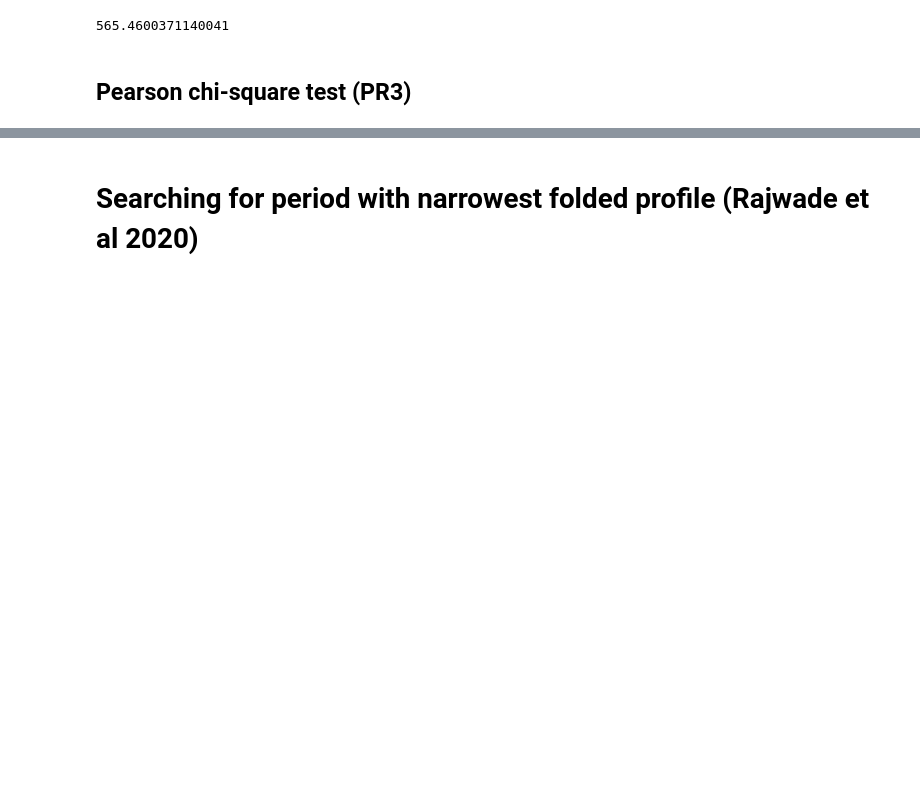
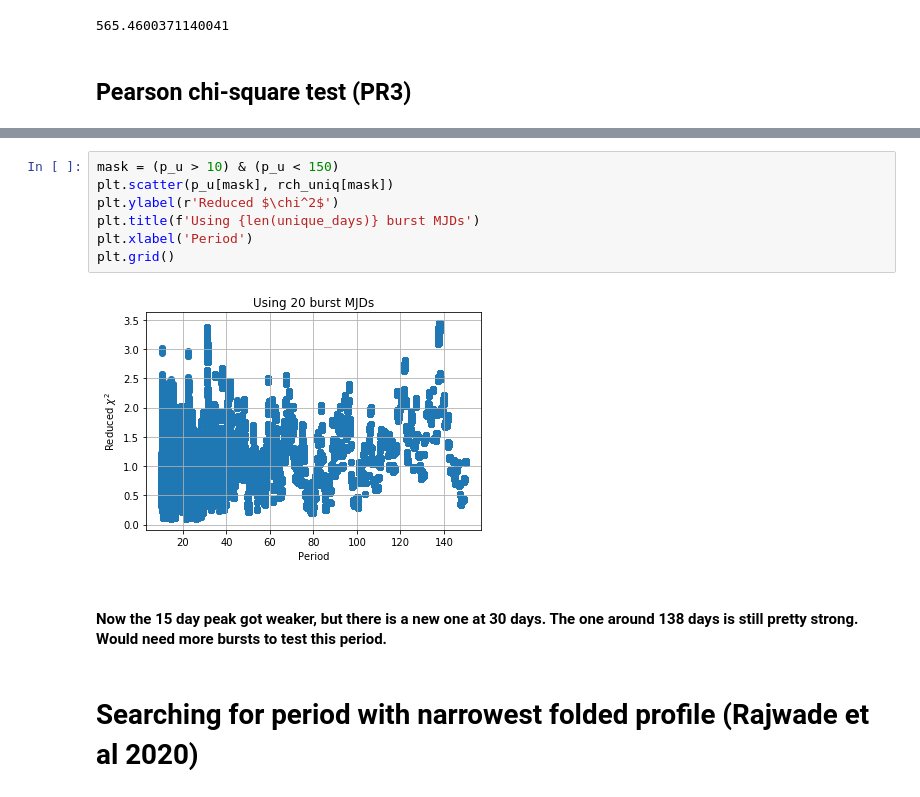
Before and after one commit to KshitijAggarwal/frbpa, a Jupyter notebook: examples/r2/chime_period_search.ipynb, the cells around one changed output, grey strips where cells are left out. Cells and saved outputs as stored; diff of their text form; blank space fills up the shorter version.

```diff
--- a/examples/r2/chime_period_search.ipynb
+++ b/examples/r2/chime_period_search.ipynb
@@ -54,3 +72,14 @@ plt.grid()
+# %%
+mask = (p_u > 10) & (p_u < 150)
+plt.scatter(p_u[mask], rch_uniq[mask])
+plt.ylabel(r'Reduced $\chi^2$')
+plt.title(f'Using {len(unique_days)} burst MJDs')
+plt.xlabel('Period')
+plt.grid()
+# %% [output]
+[figure, added]
+# %% [markdown]
+#### Now the 15 day peak got weaker, but there is a new one at 30 days. The one around 138 days is still pretty strong. Would need more bursts to test this period.
 # %% [markdown]
 # Searching for period with narrowest folded profile (Rajwade et al 2020)
 # %%
```
Also changed, not shown: parts of 20 cells of this notebook.
